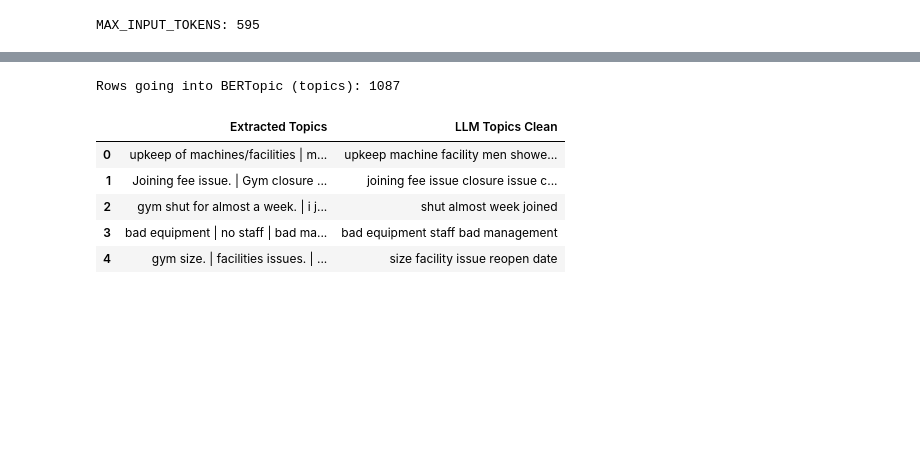
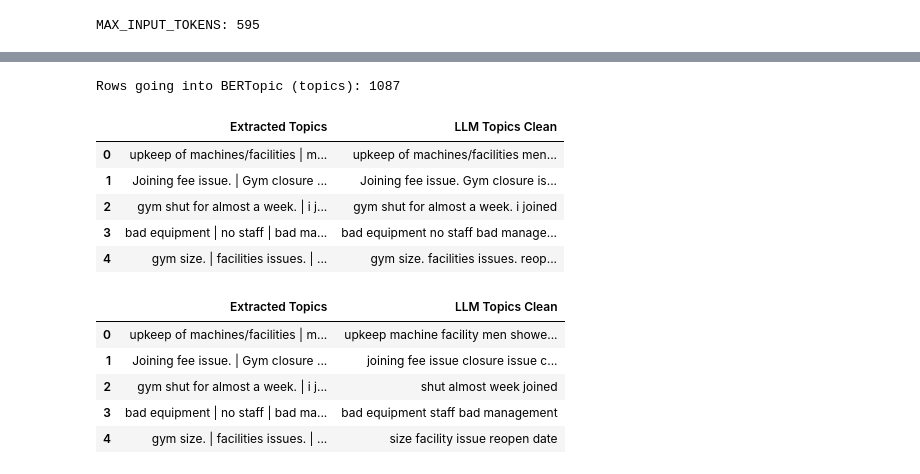
Before and after one commit to joshuabdixon/PureGym-NLP-UDA, a Jupyter notebook: notebooks/07_topic_modelling_falcon.ipynb, the cells around one changed output, grey strips where cells are left out. Cells and saved outputs as stored; diff of their text form; code cells hidden in the pictures; blank space fills up the shorter version.

Commit message:
Notebook uploaded with full subset outputs
- Full subsets displayed rather than sample

```diff
--- a/notebooks/07_topic_modelling_falcon.ipynb
+++ b/notebooks/07_topic_modelling_falcon.ipynb
@@ -196,7 +210,7 @@ class FalconInitialiser:
         if torch.cuda.is_available():
             model = AutoModelForCausalLM.from_pretrained(
                 model_name,
-                dtype=torch.float16,
+                dype=torch.float16,
                 device_map="auto",
                 low_cpu_mem_usage=True,
             )
@@ -684,38 +701,45 @@ def normalise_llm_topics(text: str) -> str:
     t = re.sub(r"\s+", " ", t).strip()
     return t
 
 # This is the Falcon-derived text column for modelling
 FALCON_TOPIC_TEXT_COL = "LLM Topics Clean"
 df_topics_for_bertopic[FALCON_TOPIC_TEXT_COL] = df_topics_for_bertopic[FalconParams.EXTRACTED_COL].apply(normalise_llm_topics)
 df_topics_for_bertopic = df_topics_for_bertopic[df_topics_for_bertopic[FALCON_TOPIC_TEXT_COL].ne("")]
 
 print("Rows going into BERTopic (topics):", len(df_topics_for_bertopic))
+display(df_topics_for_bertopic[[FalconParams.EXTRACTED_COL, FALCON_TOPIC_TEXT_COL]].head(5))
 
 STOPWORD_LANGUAGE = "english"
 EXTRA_STOPWORDS = ["pure", "gym", "puregym", # "equipment" retained (removing it reduced topic stability and increased fragmentation for this modelling)
                    "main", "question", "extracted", "topics", "review", "answer" # Additional stopwords associated with generated responses from model.
                    ]
 PUNCTUATION_PATTERN_TOPIC = r"[-.,\"'’`;:!?()/&%]+"
 USE_POS_TAGGING_TOPIC = False
 
 df_topics_for_bertopic[FALCON_TOPIC_TEXT_COL] = TextPreprocessor(
     punctuation_pattern=PUNCTUATION_PATTERN_TOPIC,
     extra_stopwords=EXTRA_STOPWORDS,
     use_pos_tagging=USE_POS_TAGGING_TOPIC,
     language=STOPWORD_LANGUAGE,
 ).transform_many(df_topics_for_bertopic[FALCON_TOPIC_TEXT_COL])
 
 df_topics_for_bertopic = df_topics_for_bertopic[df_topics_for_bertopic[FALCON_TOPIC_TEXT_COL].astype(str).str.strip().ne("")]
 
 display(df_topics_for_bertopic[[FalconParams.EXTRACTED_COL, FALCON_TOPIC_TEXT_COL]].head(5))
 # %% [output]
 Rows going into BERTopic (topics): 1087
 |  | Extracted Topics | LLM Topics Clean |
-| 0 | upkeep of machines/facilities | m... | upkeep machine facility men showe... |
-| 1 | Joining fee issue. | Gym closure ... | joining fee issue closure issue c... |
-| 2 | gym shut for almost a week. | i j... | shut almost week joined |
-| 3 | bad equipment | no staff | bad ma... | bad equipment staff bad management |
-| 4 | gym size. | facilities issues. | ... | size facility issue reopen date |
+| 0 | upkeep of machines/facilities | m... | upkeep of machines/facilities men... |
+| 1 | Joining fee issue. | Gym closure ... | Joining fee issue. Gym closure is... |
+| 2 | gym shut for almost a week. | i j... | gym shut for almost a week. i joined |
+| 3 | bad equipment | no staff | bad ma... | bad equipment no staff bad manage... |
+| 4 | gym size. | facilities issues. | ... | gym size. facilities issues. reop... |
+|  | Extracted Topics | LLM Topics Clean |
+| 0 | upkeep of machines/facilities | m... | upkeep machine facility men showe... |
+| 1 | Joining fee issue. | Gym closure ... | joining fee issue closure issue c... |
+| 2 | gym shut for almost a week. | i j... | shut almost week joined |
+| 3 | bad equipment | no staff | bad ma... | bad equipment staff bad management |
+| 4 | gym size. | facilities issues. | ... | size facility issue reopen date |
 # %%
 # Note: SAMPLE_SIZE only affects Falcon extraction. BERTopic is always run on the imported (saved) full extracted topic dataset.
 #       This approach has been adopted as BERTopic struggles to find topics on small samples and creates errors when running.
```
Also changed, not shown: parts of 9 cells of this notebook.
